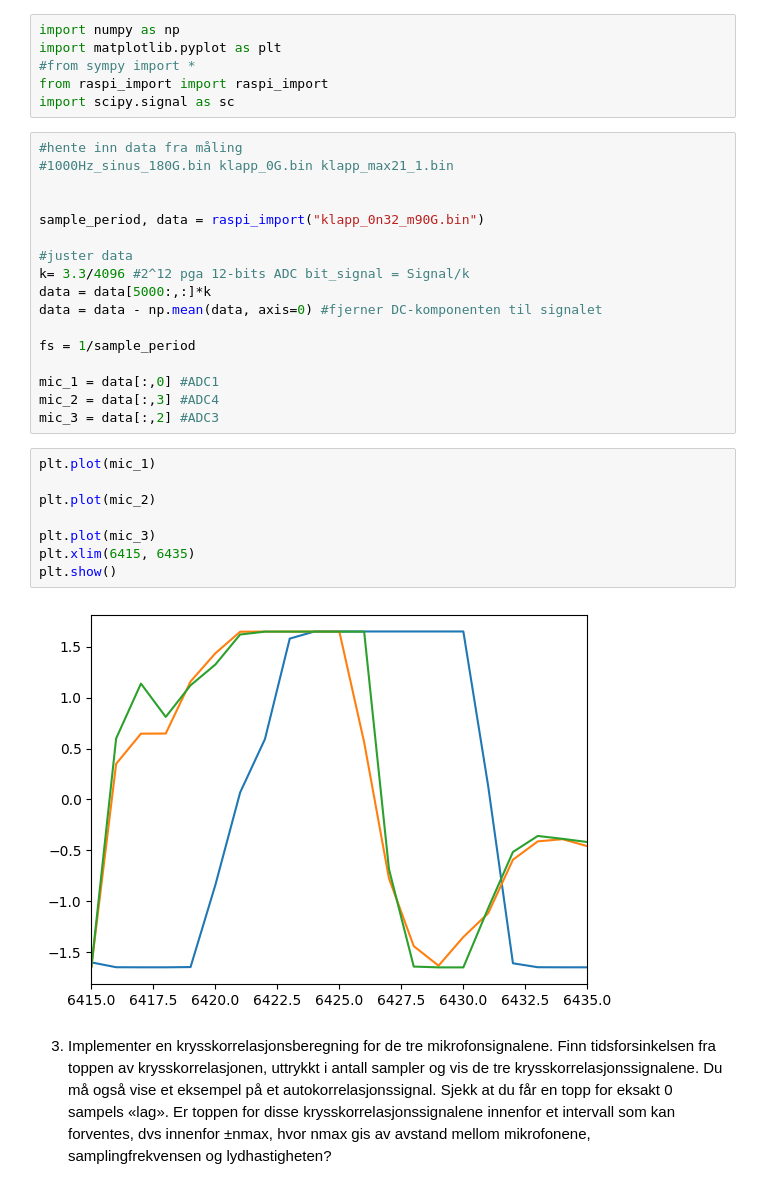
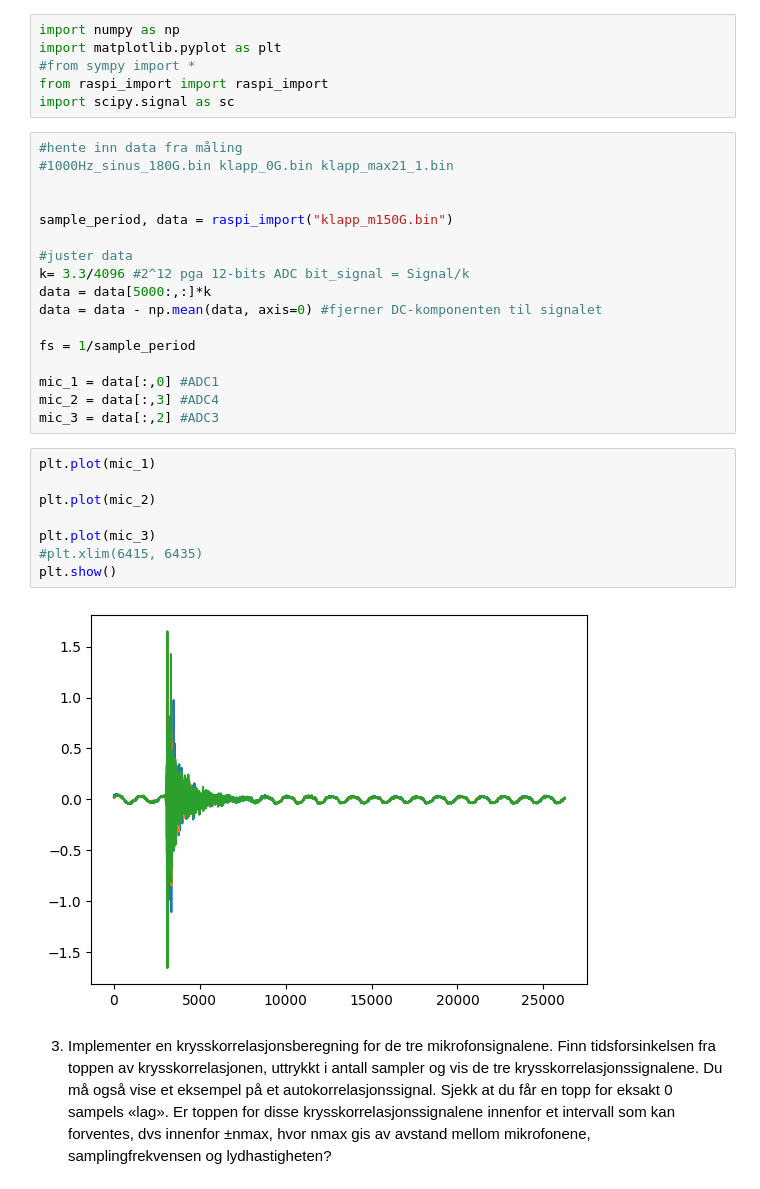
Before and after one commit to EmmaLangeland/TTT4280-Sensor-og-instrumentering, a Jupyter notebook: Lab 2/Lab2.ipynb, the cells around one changed output. Saved outputs shown, nothing was run; the diff lists cells and outputs as text.

```diff
--- a/Lab 2/Lab2.ipynb
+++ b/Lab 2/Lab2.ipynb
@@ -24,7 +24,7 @@ import scipy.signal as sc
 #1000Hz_sinus_180G.bin klapp_0G.bin klapp_max21_1.bin
 
 
-sample_period, data = raspi_import("klapp_0n32_m90G.bin")
+sample_period, data = raspi_import("klapp_m150G.bin")
 
 #juster data
 k= 3.3/4096 #2^12 pga 12-bits ADC bit_signal = Signal/k
@@ -39,13 +39,13 @@ mic_3 = data[:,2] #ADC3
 # %%
 plt.plot(mic_1)
 
 plt.plot(mic_2)
 
 plt.plot(mic_3)
-plt.xlim(6415, 6435)
+#plt.xlim(6415, 6435)
 plt.show()
 # %% [output]
-[figure, old version]
+[figure, new version]
 # %% [markdown]
 3. Implementer en krysskorrelasjonsberegning for de tre mikrofonsignalene. Finn tidsforsinkelsen
 fra toppen av krysskorrelasjonen, uttrykkt i antall sampler og vis de tre krysskorrelasjonssignalene. Du må også vise et eksempel på et autokorrelasjonssignal. Sjekk at du får en topp for eksakt 0 sampels «lag».
```
Also changed, not shown: parts of 6 cells of this notebook, 13 other files.
